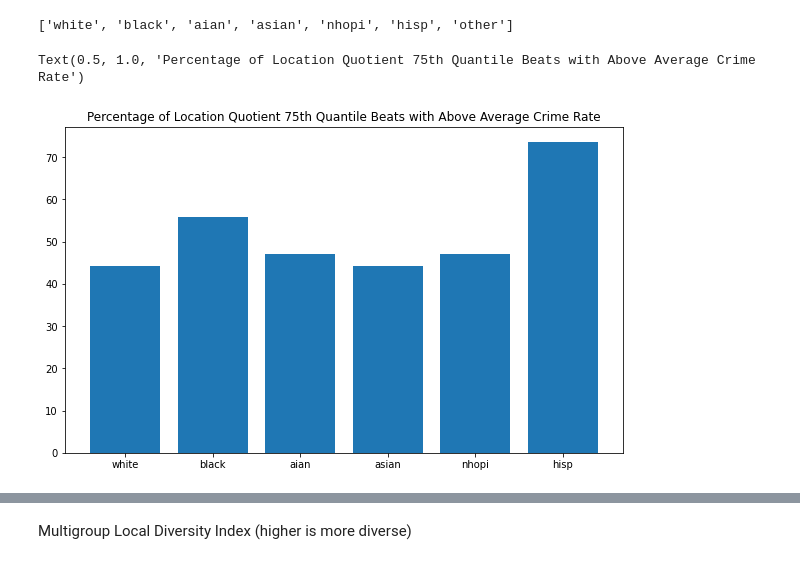
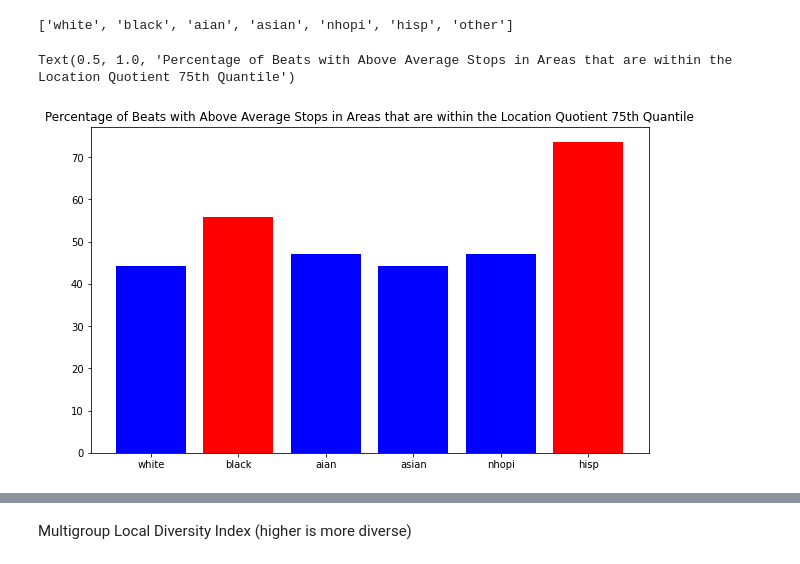
Before and after one commit to aldabbagh/DPI617, a Jupyter notebook: starter.ipynb, the cells around one changed output, grey strips where cells are left out. Drawn from its saved outputs; the diff is of its cells as text; code cells hidden in the pictures.

```diff
--- a/starter.ipynb
+++ b/starter.ipynb
@@ -257,6 +251,9 @@ for index, row in model1_data.iterrows():
         ax.annotate(row['beat'], (row['num_crimes'], row['num_stops']))
         above_average_beats.append(row['beat'])
 
+#set plot size
+plt.rcParams['figure.figsize'] = [30, 15]
+
 # Show the plot
 plt.show()
 # %% [output]
@@ -847,8 +844,11 @@ print(groups_list)
 # %%
 # create a bar plot of all the percentages
 plt.figure(figsize = (10, 6))
-plt.bar(x = groups_list[:-1], height = [percentage_white, percentage_black, percentage_aian, percentage_asian,percentage_nhopi, percentage_hisp])
-plt.title('Percentage of Location Quotient 75th Quantile Beats with Above Average Crime Rate', fontsize = 12)
+
+# change color of values above 50
+plt.bar(x = groups_list[:-1], height = [percentage_white, percentage_black, percentage_aian, percentage_asian,percentage_nhopi, percentage_hisp], color = ['red' if x > 50 else 'blue' for x in [percentage_white, percentage_black, percentage_aian, percentage_asian,percentage_nhopi, percentage_hisp]])
+
+plt.title('Percentage of Beats with Above Average Stops in Areas that are within the Location Quotient 75th Quantile', fontsize = 12)
 # %% [output]
-Text(0.5, 1.0, 'Percentage of Location Quotient 75th Quantile Beats with Above Average Crime Rate')
+Text(0.5, 1.0, 'Percentage of Beats with Above Average Stops in Areas that are within the Location Quotient 75th Quantile')
-[figure, old version]
+[figure, new version]
```
Also changed, not shown: parts of 5 cells of this notebook.
